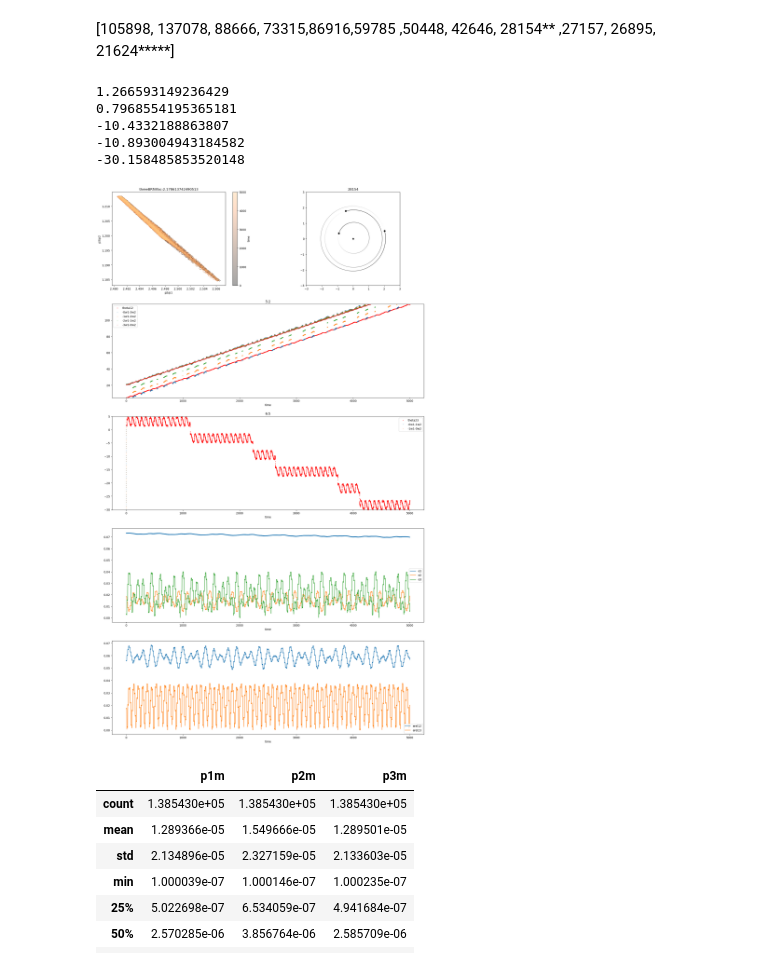
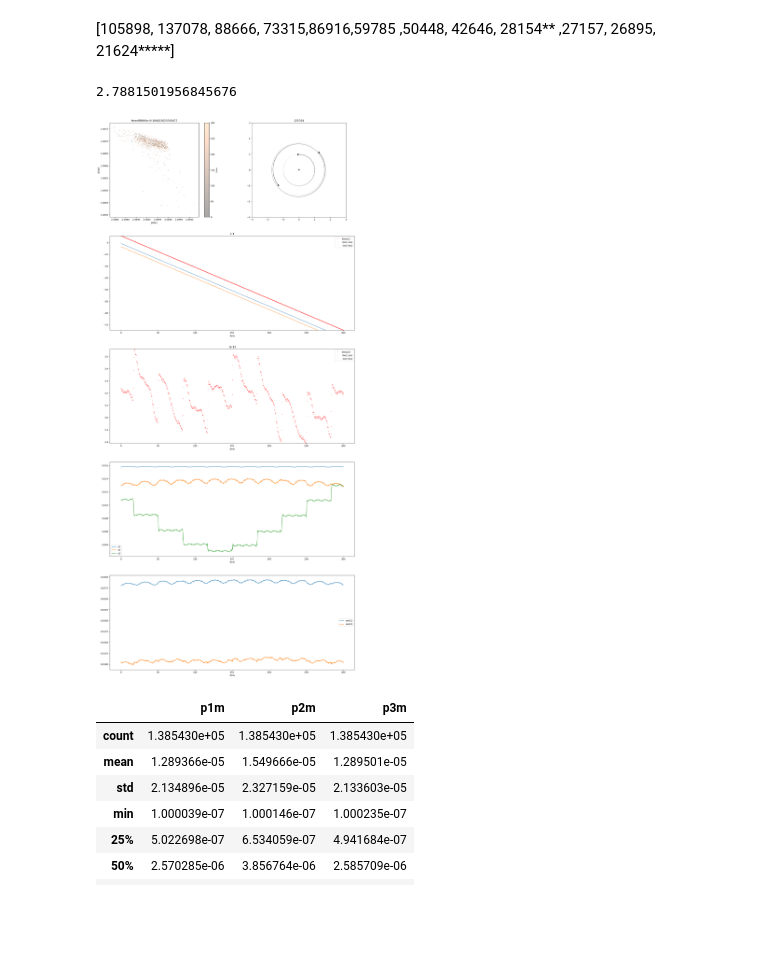
Before and after one commit to Ethadhani/summerSPOCK, a Jupyter notebook: datafilt/datafilt.ipynb, the cells around one changed output. Cells and saved outputs as stored; diff of their text form; code cells hidden in the pictures; blank space fills up the shorter version.

```diff
--- a/datafilt/datafilt.ipynb
+++ b/datafilt/datafilt.ipynb
@@ -287,7 +287,7 @@ from matplotlib.gridspec import GridSpec
 def get_plot(num,Nout=5000,Nint=100000):
     sim = simsetup.get_simList(initial.iloc[num,2:])
     simsetup.init_sim_parameters(sim)
-    figure = plt.figure(figsize=[20,35])
+    figure = plt.figure(figsize=[20,45])
     gs = GridSpec(5, 2, figure=figure)
     #gs.update(wspace = .1, hspace = .1)
 
@@ -298,6 +298,8 @@ def get_plot(num,Nout=5000,Nint=100000):
     ax2 = plt.subplot(gs[1,:2])
     ax2.set_title(str(res12[1])+':'+str(res12[0]))
     ax2.set_ylim([data['theta12'].min(),data['theta12'].max()])
+    #ax2.set_ylim(0,50)
+
 
     data.plot(ax=ax2,x="time", y="theta12",linestyle='none',marker='.',markersize=2,c='red')
     theta12df.plot(ax=ax2,x=theta12df.columns[0],y=theta12df.columns[1:],marker='.',linestyle='none',markersize=1)
@@ -389,16 +378,10 @@ super weird: 130265
 21624*****]
 # %%
 # get_plot(21624,5000,20000)
-
-#1128.18
-get_plot(28154)
+get_plot(125054,300,1000)
 # %% [output]
-1.266593149236429
-0.7968554195365181
--10.4332188863807
--10.893004943184582
--30.158485853520148
+2.7881501956845676
-[figure, old version]
+[figure, new version]
 # %%
 initial[['p1m','p2m','p3m']].describe()
 # %% [output]
```
Also changed, not shown: parts of 3 cells of this notebook, 8 other files.
